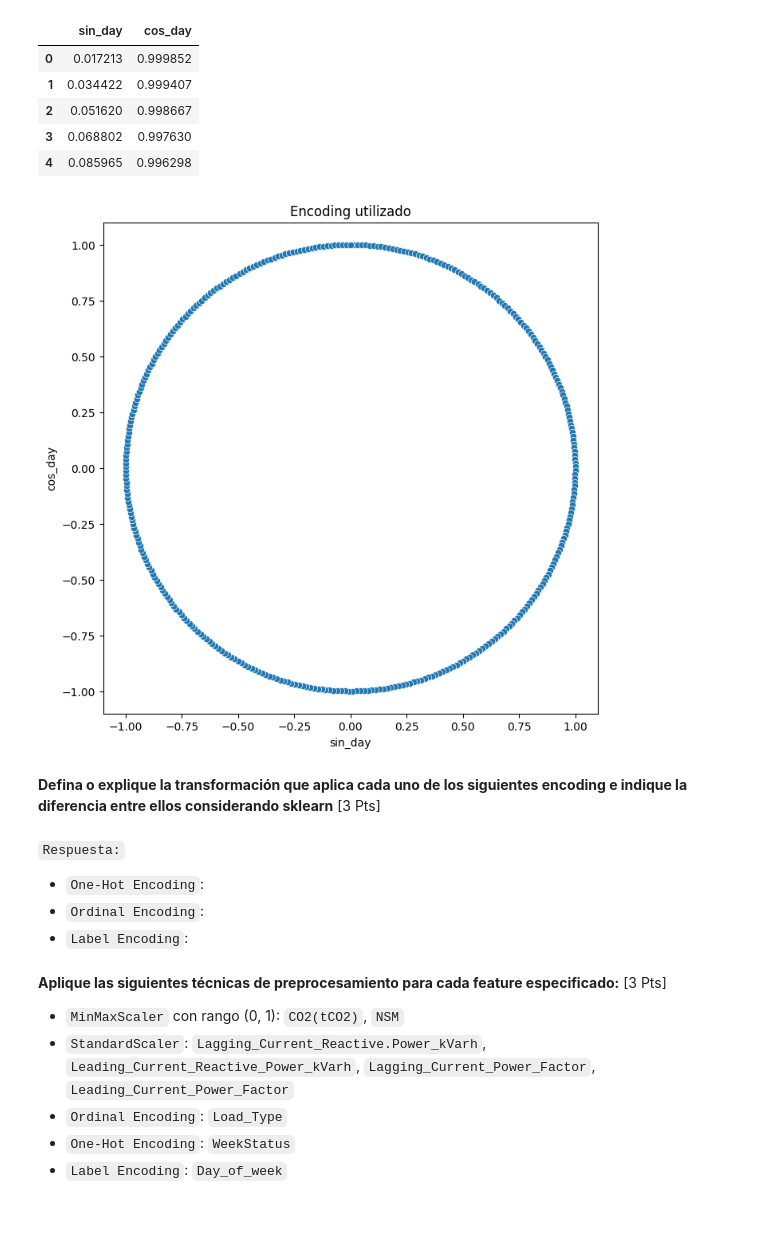
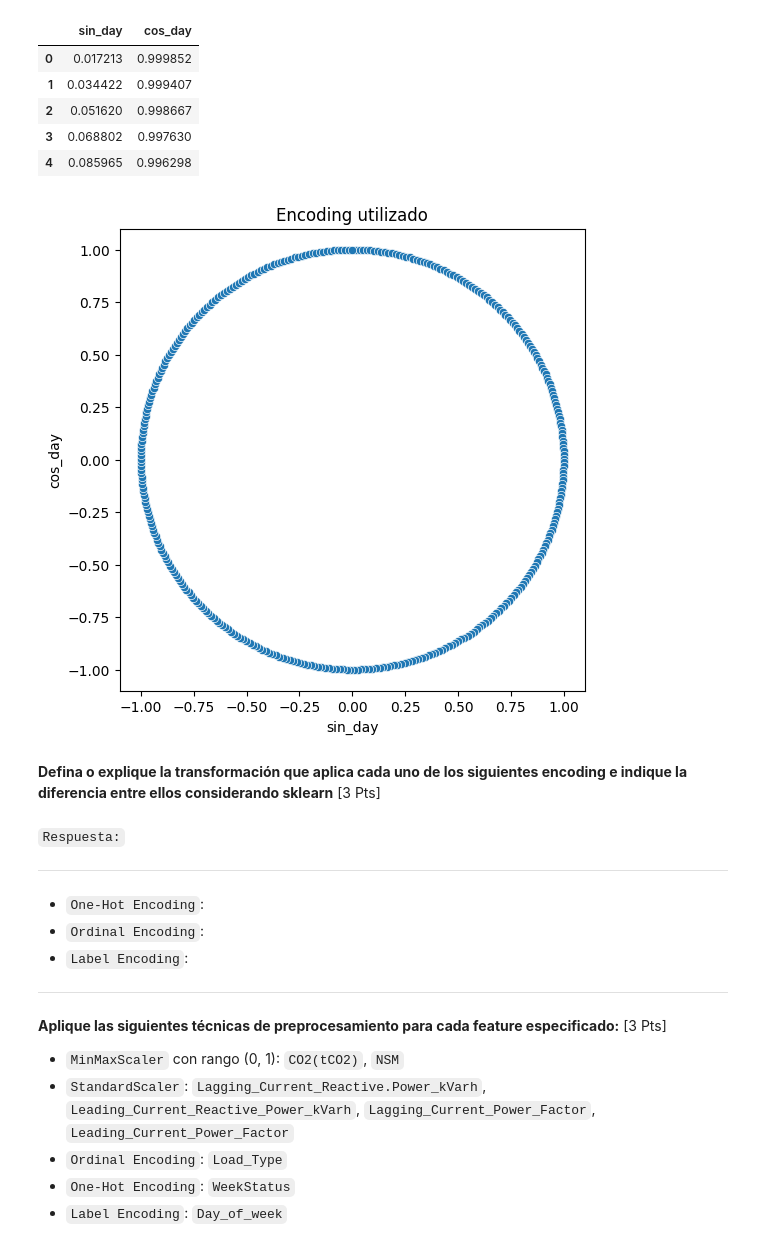
Before and after one commit to AlejandroVillazonG/Tareas_INF395, a Jupyter notebook: T1/T1.ipynb, the cells around one changed output. Saved outputs shown, nothing was run; the diff lists cells and outputs as text; code cells hidden in the pictures; blank space fills up the shorter version.

```diff
--- a/T1/T1.ipynb
+++ b/T1/T1.ipynb
@@ -834,4 +928,7 @@ Podemos observar cómo no obtenemos resultados tan buenos como la red anterior p
 # %% [markdown]
 ### 2.1 Exploracion de la Data
 # %%
-df = pd.read_csv('https://raw.githubusercontent.com/AlejandroVillazonG/Tareas_INF395/main/Steel_industry_data.csv')
+df = pd.read_csv(
+    'https://raw.githubusercontent.com/AlejandroVillazonG/Tareas_INF395/main/T1/Steel_industry_data.csv'
+)
+df.head()
@@ -1009,21 +1078,23 @@ df_day.head()
 | 4 | 0.085965 | 0.996298 |
 # %%
 # Mostrar la transformación aplicada
-fig = plt.figure(figsize=(8, 8))
+fig = plt.figure(figsize=(6, 6))
 
-sns.scatterplot(data=df_day, x="sin_day", y="cos_day").set_title("Encoding utilizado")
-
-plt.show()
+sns.scatterplot(data=df_day, x="sin_day", y="cos_day").set_title("Encoding utilizado");
 # %% [output]
-[figure, old version]
+[figure, new version]
 # %% [markdown]
 **Defina o explique la transformación que aplica cada uno de los siguientes encoding e indique la diferencia entre ellos considerando sklearn** [3 Pts]
 # %% [markdown]
 `Respuesta:`
+
+---
 
 *   `One-Hot Encoding`:
 *   `Ordinal Encoding`:
 *   `Label Encoding`:
+
+---
 # %% [markdown]
 **Aplique las siguientes técnicas de preprocesamiento para cada feature especificado:** [3 Pts]
 
```
Also changed, not shown: parts of 76 cells of this notebook.
